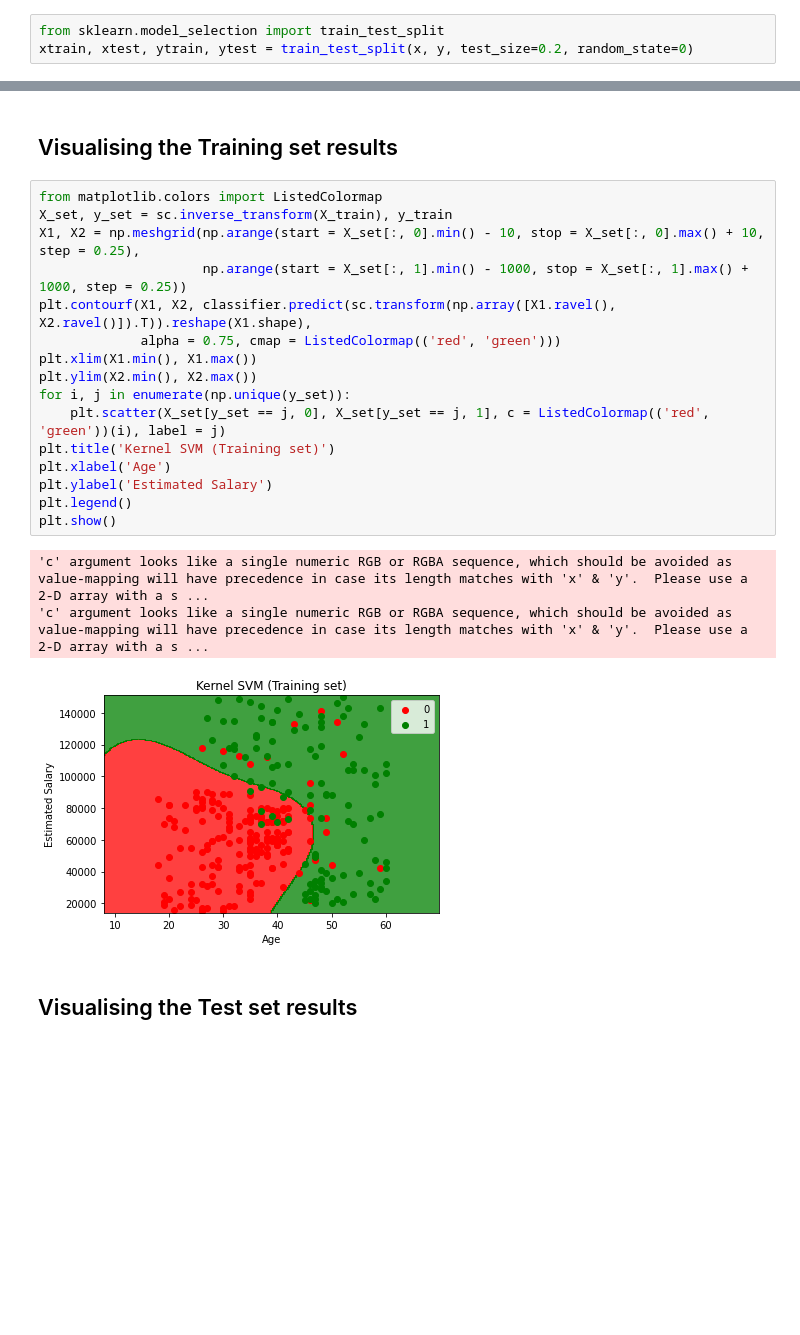
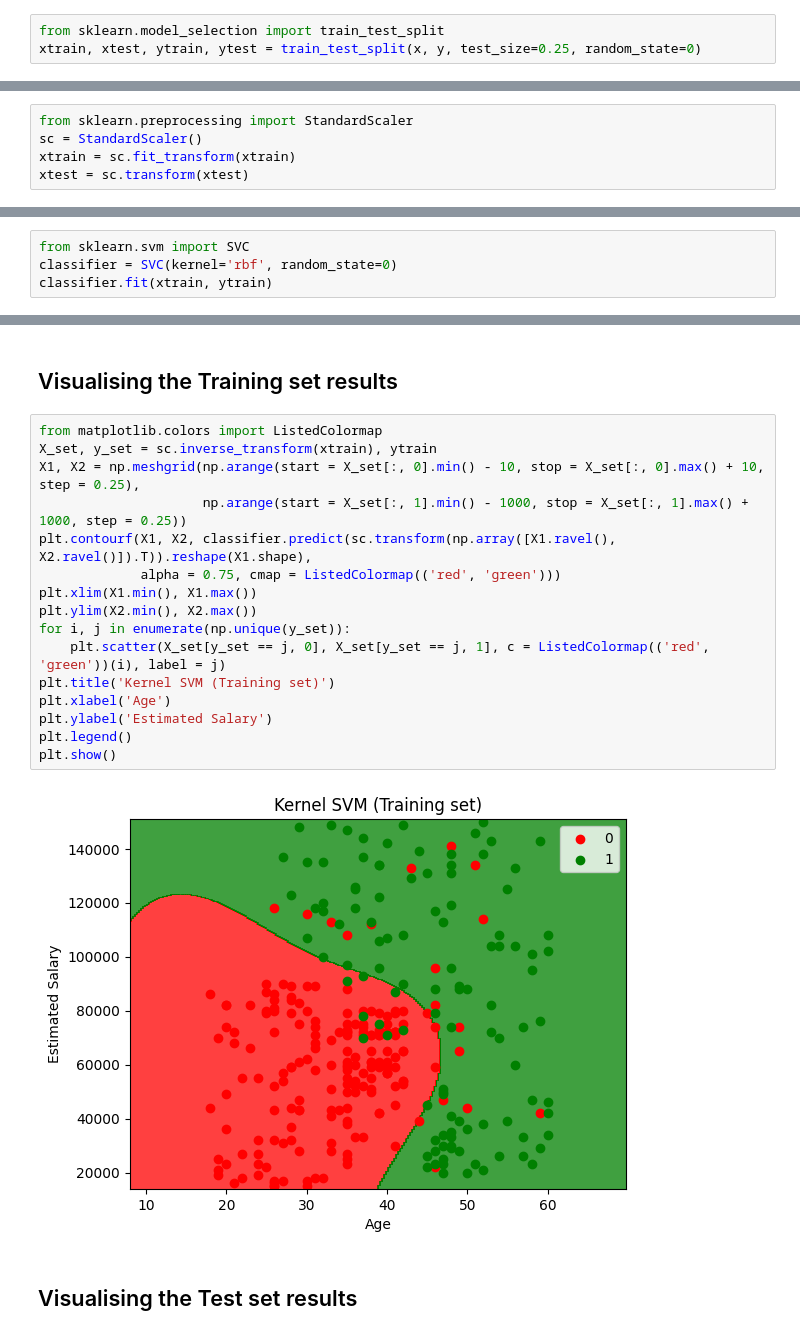
Before and after one commit to debarghabiswas/ML_PRACTICE, a Jupyter notebook: CLASSIFICATION/KERNAL SVM/kernel_svm.ipynb, the cells around one changed output, grey strips where cells are left out. Saved outputs shown, nothing was run; the diff lists cells and outputs as text; blank space fills up the shorter version.

```diff
--- a/CLASSIFICATION/KERNAL SVM/kernel_svm.ipynb
+++ b/CLASSIFICATION/KERNAL SVM/kernel_svm.ipynb
@@ -16,6 +14,11 @@ y = data.iloc[:, -1].values
 ## Splitting the dataset into the Training set and Test set
 # %%
 from sklearn.model_selection import train_test_split
-xtrain, xtest, ytrain, ytest = train_test_split(x, y, test_size=0.2, random_state=0)
+xtrain, xtest, ytrain, ytest = train_test_split(x, y, test_size=0.25, random_state=0)
 # %% [markdown]
 ## Feature Scaling
+# %%
+from sklearn.preprocessing import StandardScaler
+sc = StandardScaler()
+xtrain = sc.fit_transform(xtrain)
+xtest = sc.transform(xtest)
@@ -22,2 +65,6 @@ xtrain, xtest, ytrain, ytest = train_test_split(x, y, test_size=0.2, random_stat
 # %% [markdown]
 ## Training the Kernel SVM model on the Training set
+# %%
+from sklearn.svm import SVC
+classifier = SVC(kernel='rbf', random_state=0)
+classifier.fit(xtrain, ytrain)
@@ -31,24 +114,22 @@ xtrain, xtest, ytrain, ytest = train_test_split(x, y, test_size=0.2, random_stat
 ## Visualising the Training set results
 # %%
 from matplotlib.colors import ListedColormap
-X_set, y_set = sc.inverse_transform(X_train), y_train
+X_set, y_set = sc.inverse_transform(xtrain), ytrain
 X1, X2 = np.meshgrid(np.arange(start = X_set[:, 0].min() - 10, stop = X_set[:, 0].max() + 10, step = 0.25),
                      np.arange(start = X_set[:, 1].min() - 1000, stop = X_set[:, 1].max() + 1000, step = 0.25))
 plt.contourf(X1, X2, classifier.predict(sc.transform(np.array([X1.ravel(), X2.ravel()]).T)).reshape(X1.shape),
              alpha = 0.75, cmap = ListedColormap(('red', 'green')))
 plt.xlim(X1.min(), X1.max())
 plt.ylim(X2.min(), X2.max())
 for i, j in enumerate(np.unique(y_set)):
     plt.scatter(X_set[y_set == j, 0], X_set[y_set == j, 1], c = ListedColormap(('red', 'green'))(i), label = j)
 plt.title('Kernel SVM (Training set)')
 plt.xlabel('Age')
 plt.ylabel('Estimated Salary')
 plt.legend()
 plt.show()
 # %% [output]
-'c' argument looks like a single numeric RGB or RGBA sequence, which should be avoided as value-mapping will have precedence in case its length matches with 'x' & 'y'.  Please use a 2-D array with a s ...
-'c' argument looks like a single numeric RGB or RGBA sequence, which should be avoided as value-mapping will have precedence in case its length matches with 'x' & 'y'.  Please use a 2-D array with a s ...
-[figure, old version]
+[figure, new version]
 # %% [markdown]
 ## Visualising the Test set results
 # %%
```
Also changed, not shown: parts of 8 cells of this notebook, 3 other files.
